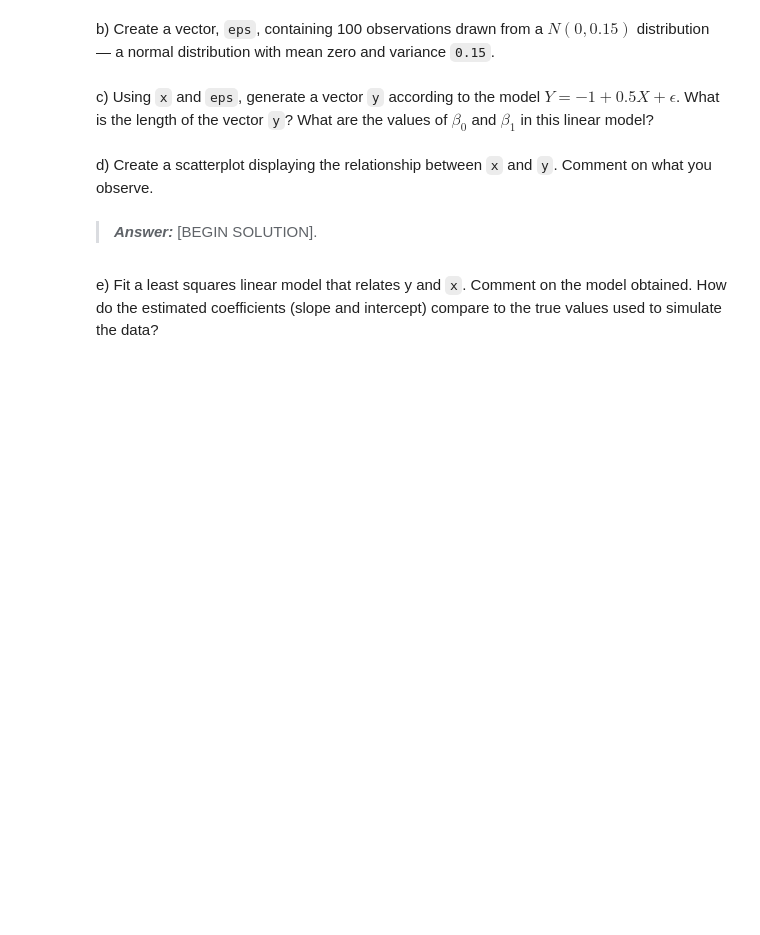
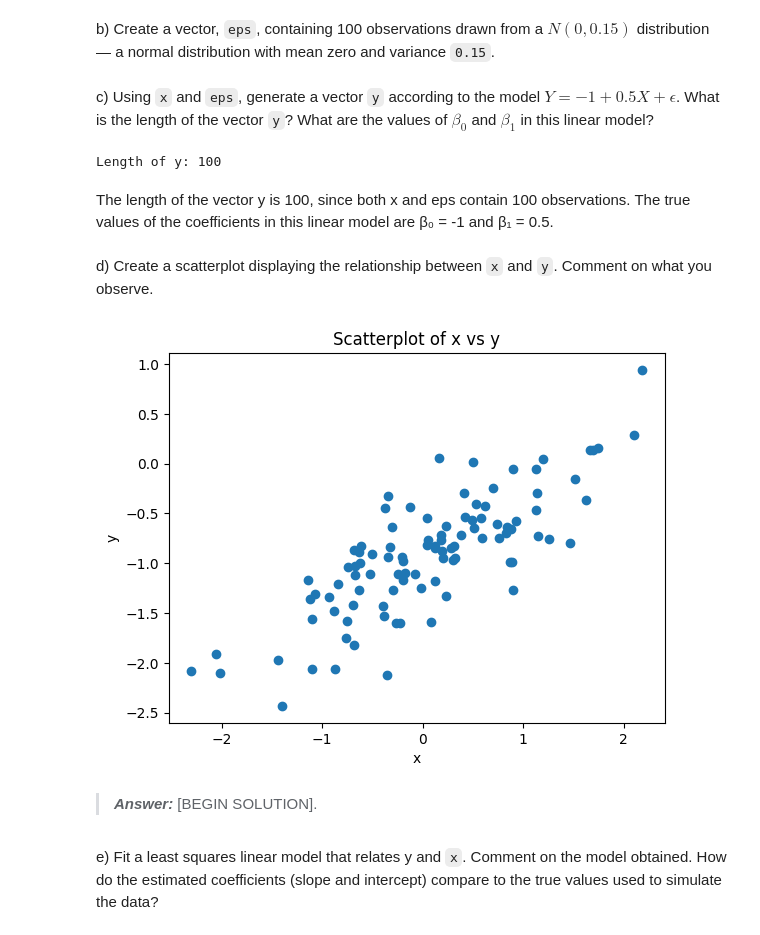
Before and after one commit to YashviKommidi/Machine_learning_26, a Jupyter notebook: INFO521_HW3.ipynb, the cells around one changed output. Cells and saved outputs as stored; diff of their text form; code cells hidden in the pictures; blank space fills up the shorter version.

```diff
--- a/INFO521_HW3.ipynb
+++ b/INFO521_HW3.ipynb
@@ -485,27 +598,34 @@ In this exercise you will create some simulated data and will fit simple linear
 # %% [markdown]
 a) Create a vector, `x`, containing 100 observations drawn from a $N(0, 1)$ distribution. This represents a feature, `X`.
 # %%
-# BEGIN SOLUTION
-
-# END SOLUTION
+# creating 100 observations from a normal distribution with mean 0 and variance 1
+x = np.random.normal(0, 1, 100)
 # %% [markdown]
 b) Create a vector, `eps`, containing 100 observations drawn from a $N(0, 0.15)$ distribution — a normal distribution with mean zero and variance `0.15`.
 # %%
-# BEGIN SOLUTION
-
-# END SOLUTION
+# creating 100 observations from a normal distribution with mean 0 and variance 0.15
+eps = np.random.normal(0, np.sqrt(0.15), 100)
 # %% [markdown]
 c) Using `x` and `eps`, generate a vector `y` according to the model $Y = -1 + 0.5X + ϵ$. What is the length of the vector `y`? What are the values of $β_0$ and $β_1$ in this linear model?
 # %%
-# BEGIN SOLUTION
-
-# END SOLUTION
+# generating y according to the model Y = -1 + 0.5X + eps
+y = -1 + 0.5 * x + eps
+print("Length of y:", len(y))
+# %% [output]
+Length of y: 100
+# %% [markdown]
+The length of the vector y is 100, since both x and eps contain 100 observations. The true values of the coefficients in this linear model are β₀ = -1 and β₁ = 0.5.
 # %% [markdown]
 d) Create a scatterplot displaying the relationship between `x` and `y`. Comment on what you observe.
 # %%
-# BEGIN SOLUTION
-
-# END SOLUTION
+# creating a scatterplot of x and y
+plt.scatter(x, y)
+plt.xlabel("x")
+plt.ylabel("y")
+plt.title("Scatterplot of x vs y")
+plt.show()
+# %% [output]
+[figure, added]
 # %% [markdown]
 > **_Answer:_**  [BEGIN SOLUTION].
 # %% [markdown]
```
Also changed, not shown: parts of 18 cells of this notebook, 2 other files.
